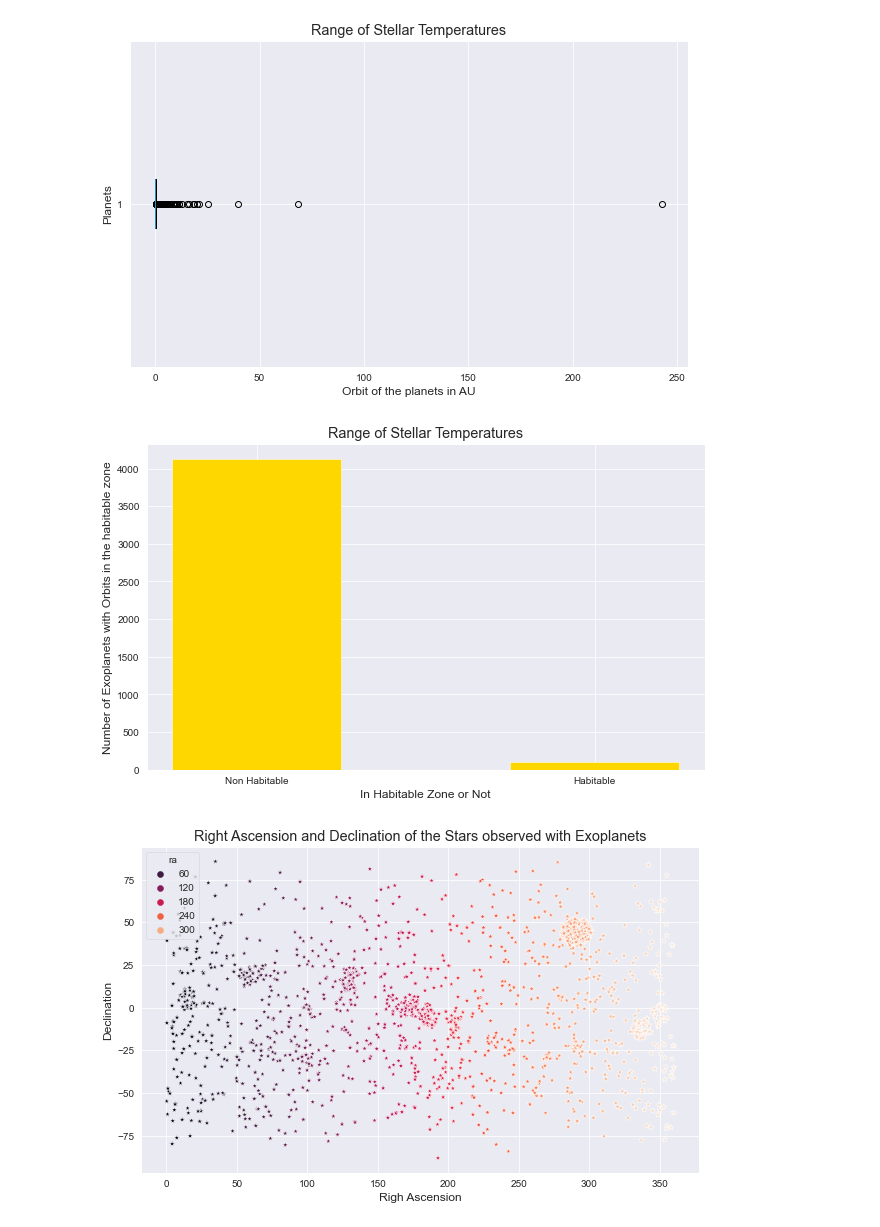
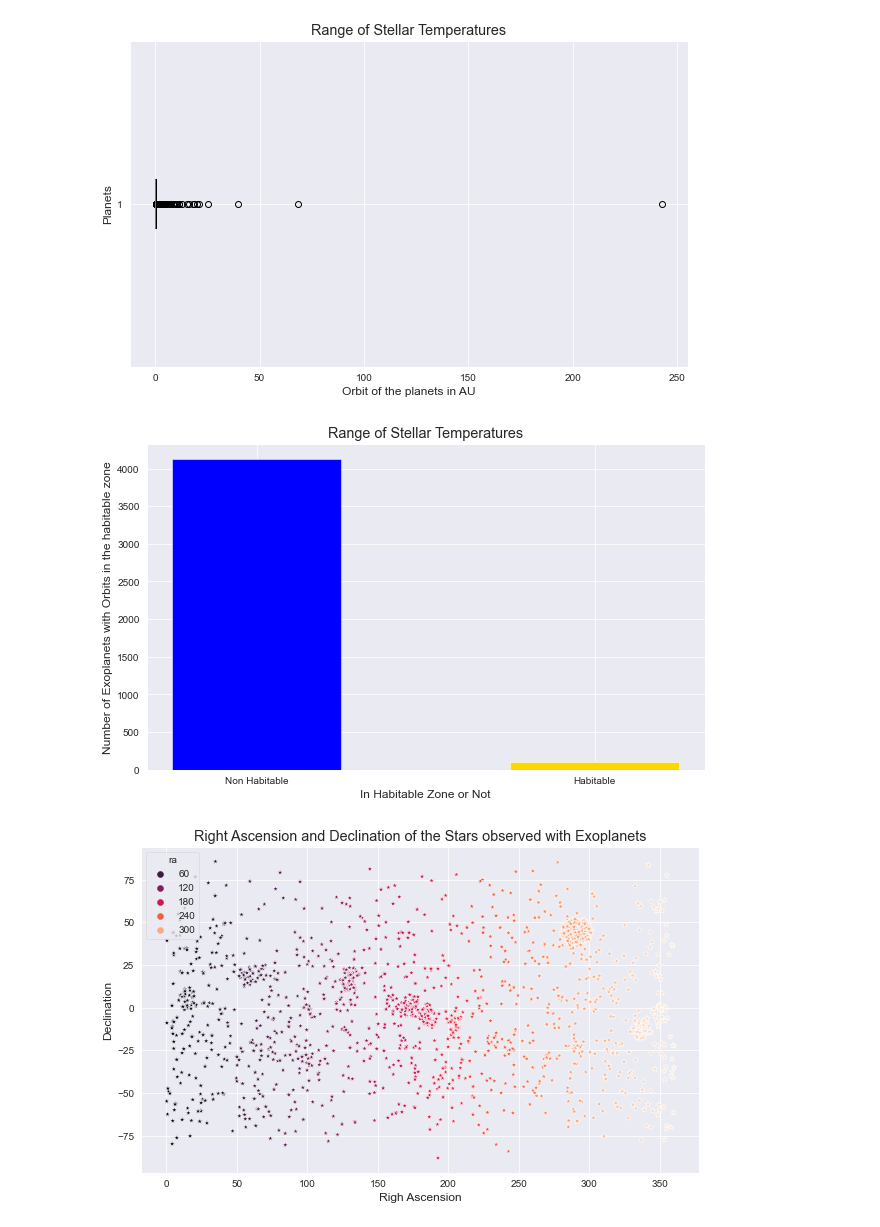
Before and after one commit to Astroraf/habitable_zone, a Jupyter notebook: notes:data/notebooks/EDA.ipynb, the cells around one changed output. Saved outputs shown, nothing was run; the diff lists cells and outputs as text; code cells hidden in the pictures.

```diff
--- a/notes:data/notebooks/EDA.ipynb
+++ b/notes:data/notebooks/EDA.ipynb
@@ -156,17 +156,17 @@ ax.set_ylabel('Planets');
 # %%
 # Show the class imbalance between the number of planets that are within the habitable zone in comparison to those
 # who are not
-c = ('')
+c = ('blue', 'gold')
 
 fig, ax = plt.subplots(figsize = (10, 6))
-ax.bar(['Non Habitable', 'Habitable'], HZ_final.hab_zone.value_counts().values, width = 0.5, color = 'gold')
+ax.bar(['Non Habitable', 'Habitable'], HZ_final.hab_zone.value_counts().values, width = 0.5, color = c)
 ax.set_title('Range of Stellar Temperatures')
 ax.set_xlabel('In Habitable Zone or Not')
 ax.set_ylabel('Number of Exoplanets with Orbits in the habitable zone')
 plt.savefig('Class_Imbalance.png')
 plt.show();
 # %% [output]
-[figure, old version]
+[figure, new version]
 # %%
 # Plot of where in the night sky are these exoplanets being observed within our galaxy
 fig, ax = plt.subplots(figsize = (10, 6))
```
Also changed, not shown: 17 other files.
